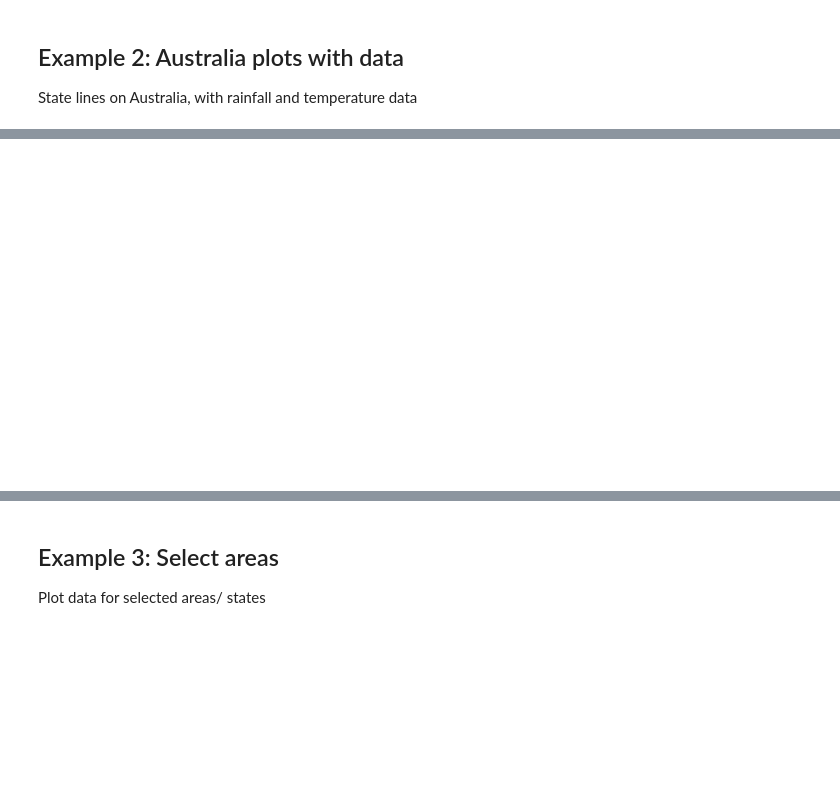
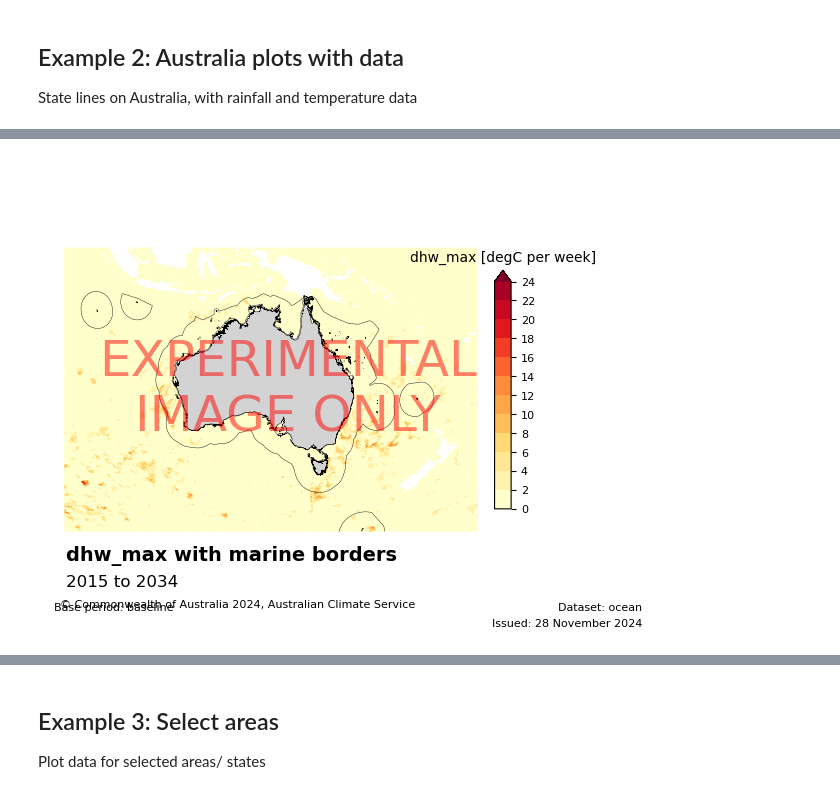
Before and after one commit to AusClimateService/plotting_maps, a Jupyter notebook: example_notebooks/acs_plotting_maps_examples.ipynb, the cells around one changed output, grey strips where cells are left out. Cells and saved outputs as stored; diff of their text form; code cells hidden in the pictures; blank space fills up the shorter version.

Commit message:
update examples with latest modules. Now much faster plotting times!

```diff
--- a/example_notebooks/acs_plotting_maps_examples.ipynb
+++ b/example_notebooks/acs_plotting_maps_examples.ipynb
@@ -234,5 +235,5 @@ plot_acs_hazard(data = ds[var],
                 ylim = (-55,0),
                savefig=False,
                 projection=ccrs.Robinson(central_longitude=134),
-               cmap_bad = None);
+               cmap_bad = "none");
 # %% [output]
@@ -240,4 +242,4 @@ ValueError: Invalid RGBA argument: None
-[figure, old version]
+[figure, new version]
 # %%
 %%time
 # station data:
```
Also changed, not shown: parts of 15 cells of this notebook, 8 other files.
